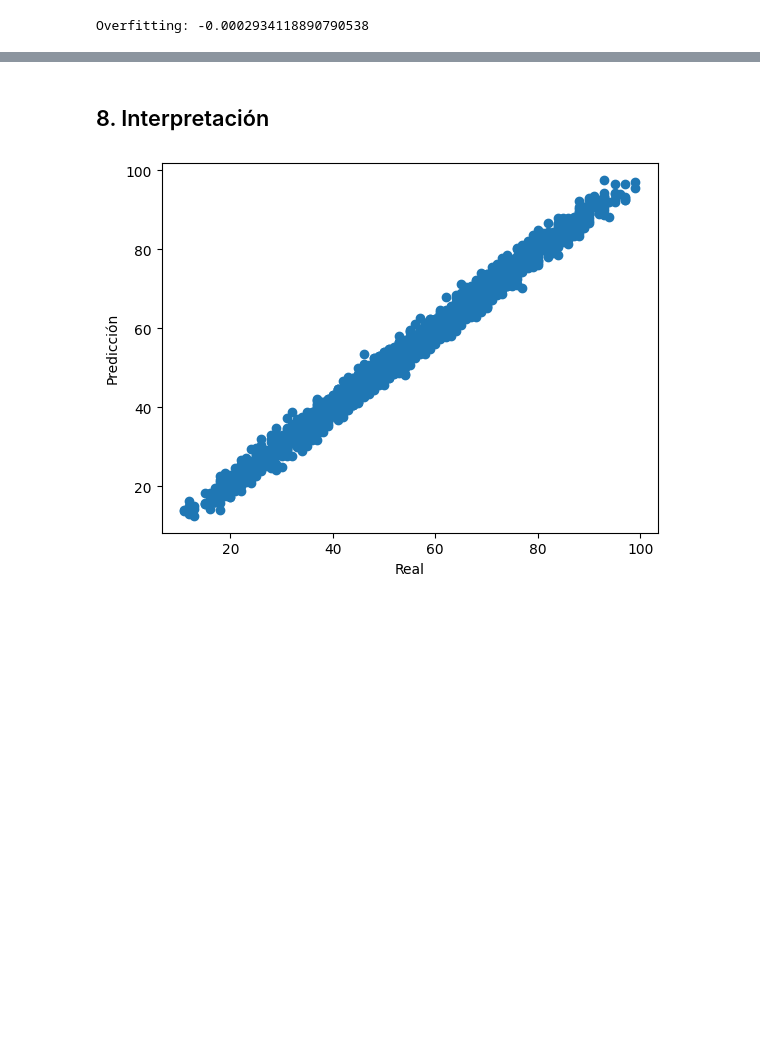
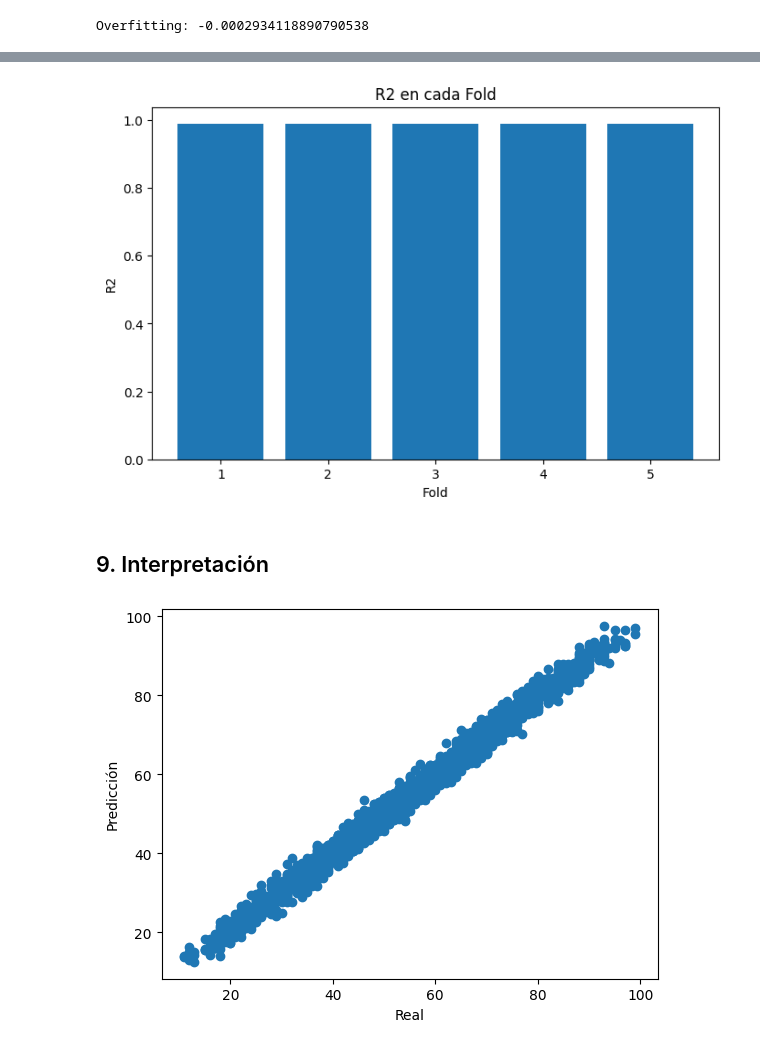
Before and after one commit to Bootcamp-IA-P6/Proyecto5_Regression_Equipo1, a Jupyter notebook: notebooks/student_perfomance_regression_J.ipynb, the cells around one changed output, grey strips where cells are left out. Saved outputs shown, nothing was run; the diff lists cells and outputs as text; code cells hidden in the pictures; blank space fills up the shorter version.

```diff
--- a/notebooks/student_perfomance_regression_J.ipynb
+++ b/notebooks/student_perfomance_regression_J.ipynb
@@ -190,0 +205,22 @@ Overfitting: -0.0002934118890790538
+# %%
+from sklearn.model_selection import KFold, cross_val_score
+
+model_cv = LinearRegression()
+
+kf = KFold(
+
+    n_splits=5,
+    shuffle=True,
+    random_state=42
+
+)
+
+r2_scores = cross_val_score(
+
+    model_cv,
+    X,
+    y,
+    cv=kf,
+    scoring="r2"
+
+)
@@ -191,5 +254,24 @@ Overfitting: -0.0002934118890790538
+# %%
+plt.figure(figsize=(8,5))
+
+plt.bar(
+
+    range(1,6),
+    r2_scores
+
+)
+
+plt.xlabel("Fold")
+
+plt.ylabel("R2")
+
+plt.title("R2 en cada Fold")
+
+plt.show()
+# %% [output]
+[figure, added]
 # %% [markdown]
-## 8. Interpretación
+## 9. Interpretación
 # %%
 plt.scatter(y_test, y_test_pred)
 
```
Also changed, not shown: parts of 5 cells of this notebook.
